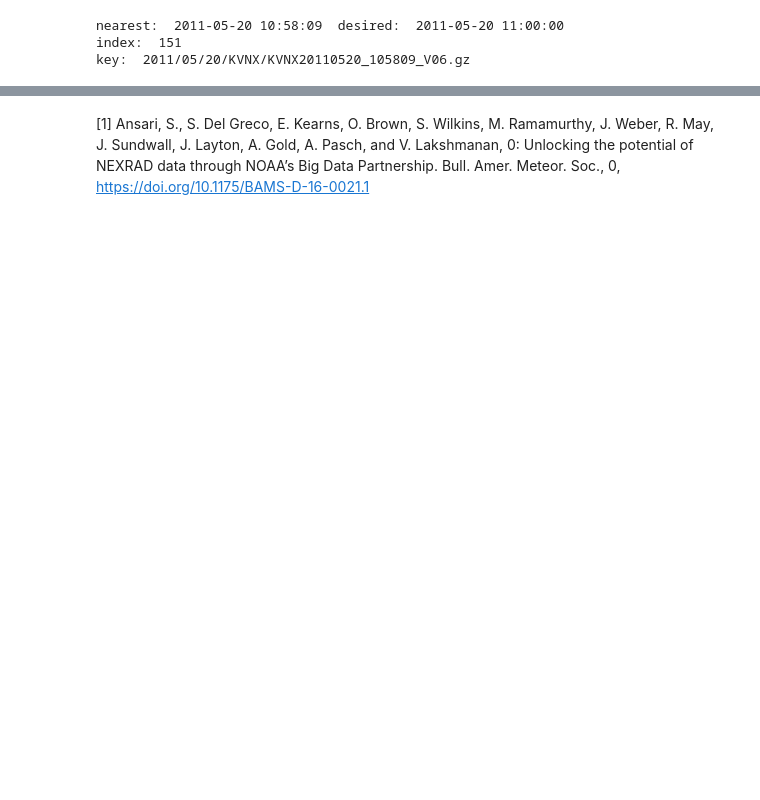
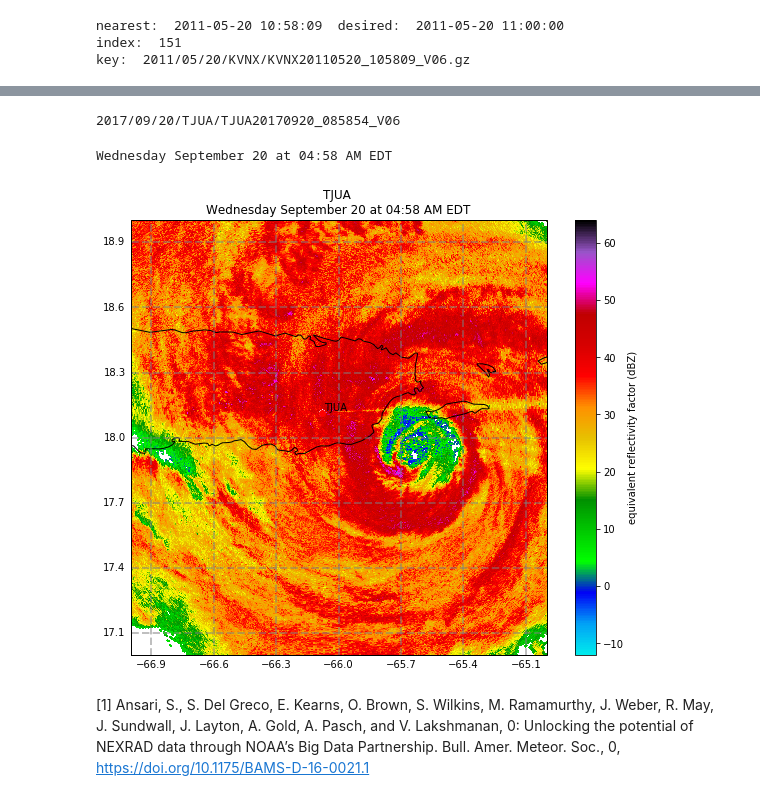
Before and after one commit to swnesbitt/pyradartutorials, a Jupyter notebook: nexrad_on_aws/Worked example on understanding s3 and NEXRAD on AWS.ipynb, the cells around one changed output, grey strips where cells are left out. Cells and saved outputs as stored; diff of their text form; code cells hidden in the pictures; blank space fills up the shorter version.

Commit message:
ENH: Workbook on AWS Boto interactions
How to find and dowload NEXRAD data from AWS S3

```diff
--- a/nexrad_on_aws/Worked example on understanding s3 and NEXRAD on AWS.ipynb
+++ b/nexrad_on_aws/Worked example on understanding s3 and NEXRAD on AWS.ipynb
@@ -118,2 +195,73 @@ key:  2011/05/20/KVNX/KVNX20110520_105809_V06.gz
+# %%
+#Lets look at Hurricane Maria
+maria_datetime = datetime(2017,9,20,9,0)
+
+#grab the key for Maria
+my_key = find_my_key('TJUA', maria_datetime)
+print(my_key)
+
+#create a temporary named file
+localfile = tempfile.NamedTemporaryFile()
+
+#fetch the data from AWS S3
+aws_radar.download_file(my_key, localfile.name)
+
+#read that file into Py-ART!
+radar = pyart.io.read(localfile.name)
+# %% [output]
+2017/09/20/TJUA/TJUA20170920_085854_V06
+# %%
+#Sweep we want to plot
+sweep = 0
+
+#Get the date at the start of collection
+index_at_start = radar.sweep_start_ray_index['data'][sweep]
+time_at_start_of_radar = pyart.io.cfradial.netCDF4.num2date(radar.time['data'][index_at_start],
+                                  radar.time['units'])
+
+#make a nice time stamp
+pacific = pytz.timezone('US/Eastern')
+local_time = pacific.fromutc(time_at_start_of_radar)
+fancy_date_string = local_time.strftime('%A %B %d at %I:%M %p %Z')
+print(fancy_date_string)
+# %% [output]
+Wednesday September 20 at 04:58 AM EDT
+# %%
+#Set up our figure
+fig = plt.figure(figsize = [10,8])
+
+#create a Cartopy Py-ART display object
+display = pyart.graph.RadarMapDisplayCartopy(radar)
+
+#get center of the display for the projection
+lat_0 = display.loc[0]
+lon_0 = display.loc[1]
+
+# Main difference from Basemap!
+#Cartopy forces you to select a projection first!
+projection = cartopy.crs.Mercator(
+                central_longitude=lon_0,
+                min_latitude=15, max_latitude=20)
+
+title = 'TJUA \n' + fancy_date_string
+
+#plot a PPI! add coastline at 10m resolution
+display.plot_ppi_map(
+    'reflectivity', sweep, colorbar_flag=True,
+    title=title,
+    projection=projection,
+    min_lon=-67, max_lon=-65, min_lat=17, max_lat=19,
+    vmin=-12, vmax=64, resolution='10m')
+
+# Mark the radar
+display.plot_point(lon_0, lat_0, label_text='TJUA')
+
+# Plot some lat and lon lines
+gl = display.ax.gridlines(draw_labels=True,
+                          linewidth=2, color='gray', alpha=0.5, linestyle='--')
+gl.xlabels_top = False
+gl.ylabels_right = False
+# %% [output]
+[figure, added]
 # %% [markdown]
 [1] Ansari, S., S. Del Greco, E. Kearns, O. Brown, S. Wilkins, M. Ramamurthy, J. Weber, R. May, J. Sundwall, J. Layton, A. Gold, A. Pasch, and V. Lakshmanan, 0: Unlocking the potential of NEXRAD data through NOAA’s Big Data Partnership. Bull. Amer. Meteor. Soc., 0, https://doi.org/10.1175/BAMS-D-16-0021.1
```
Also changed, not shown: parts of 11 cells of this notebook.
